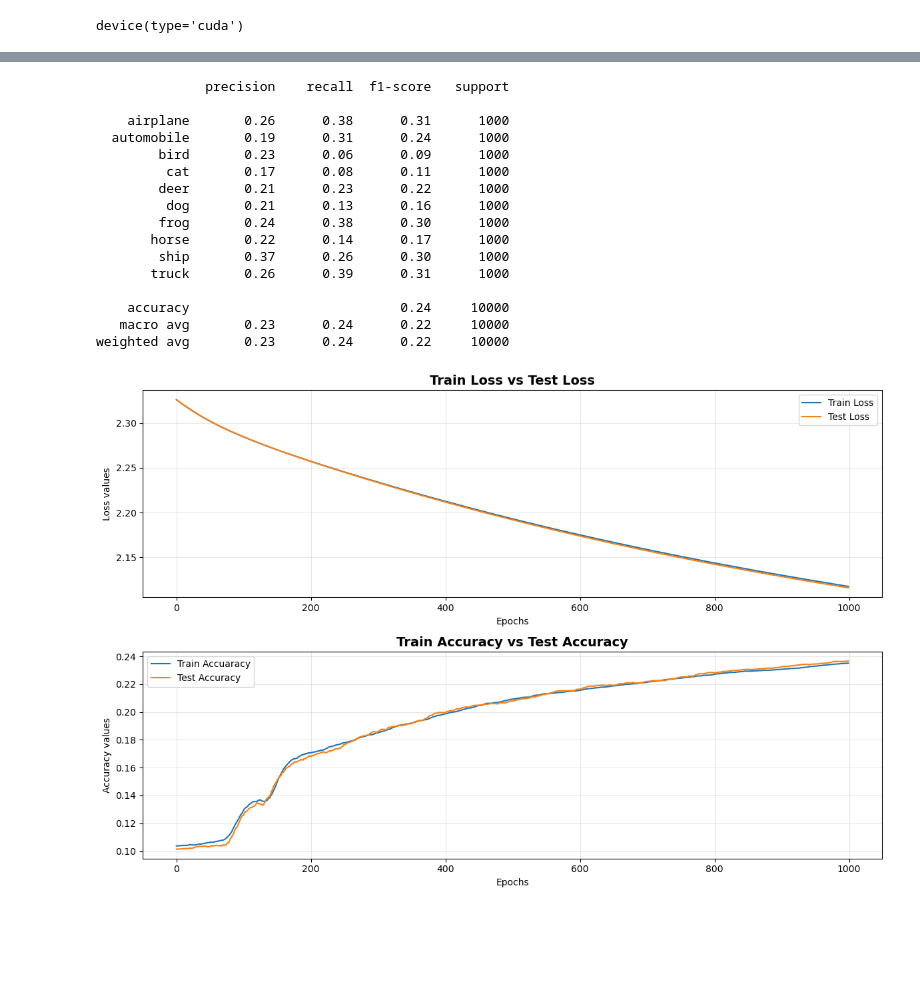
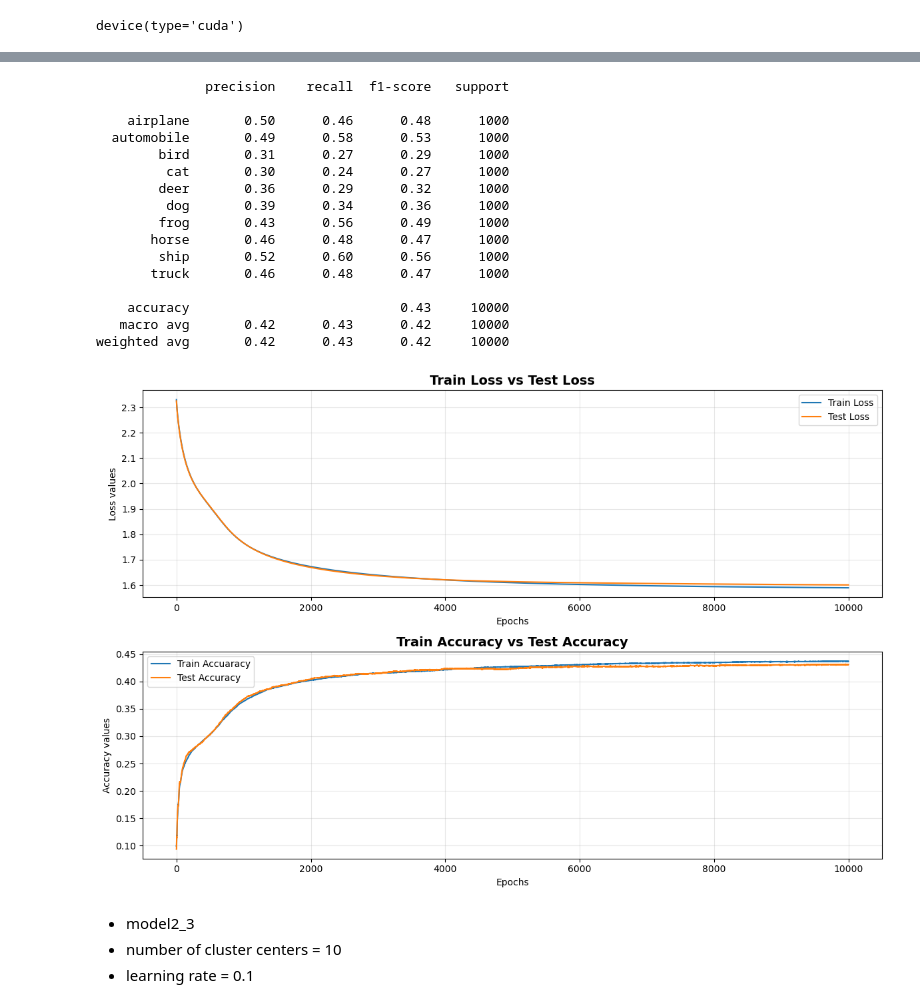
Before and after one commit to kounsolas/NeuralNetworks, a Jupyter notebook: Task3.ipynb, the cells around one changed output, grey strips where cells are left out. Saved outputs shown, nothing was run; the diff lists cells and outputs as text; code cells hidden in the pictures; blank space fills up the shorter version.

```diff
--- a/Task3.ipynb
+++ b/Task3.ipynb
@@ -132,8 +144,8 @@ class my_Metrics:
         self.train_acc_values = np.full((epochs), np.nan)
         self.test_acc_values = np.full((epochs), np.nan)
 
-    # def reset(self):
-    #     self.train_loss_values[:] = np.nan
-    #     self.test_loss_values[:] = np.nan
-    #     self.train_acc_values[:] = np.nan
-    #     self.test_acc_values[:] = np.nan
+    def reset(self):
+        self.train_loss_values[:] = np.nan
+        self.test_loss_values[:] = np.nan
+        self.train_acc_values[:] = np.nan
+        self.test_acc_values[:] = np.nan
@@ -142,5 +156,6 @@ class my_Metrics:
 # %%
 def train_test_model(model,X_train,y_train,X_test,y_test,epochs,metrics,lr=0.001):
+    metrics.reset()
     optimizer = torch.optim.Adam(model.parameters(), lr=lr)
     loss_fn = nn.CrossEntropyLoss()
     start_time = time()
@@ -299,0 +639,9 @@ weighted avg       0.24      0.24      0.23     10000
+# %%
+kmeans = KMeans(n_clusters=20, random_state=42).fit(X_train_pca)
+clusters = kmeans.cluster_centers_
+
+epochs = 10000
+model1_4 = mRBF_network1(clusters,len(class_names)).to(device)
+model1_metrics4 = my_Metrics(epochs)
+
+test_preds14 = train_test_model(model1_4,X_train_pca_tensor,y_train_tensor,X_test_pca_tensor,y_test_tensor,epochs,model1_metrics4,lr=0.1)
@@ -326,7 +967,6 @@ class mRBF_network2(nn.Module):
 # %%
-epochs = 1000
-model2 = mRBF_network2(clusters, len(class_names)).to(device)
-model_metrics2 = my_Metrics(epochs)
-
-test_preds = train_test_model(model2,X_train_pca_tensor,y_train_tensor,X_test_pca_tensor,y_test_tensor,epochs,model_metrics2,lr=0.001)
+epochs = 10000
+model2_2 = mRBF_network2(clusters, len(class_names)).to(device)
+model2_metrics2 = my_Metrics(epochs)
+test_preds22 = train_test_model(model2_2,X_train_pca_tensor,y_train_tensor,X_test_pca_tensor,y_test_tensor,epochs,model2_metrics2,lr=0.01)
 # %% [output]
@@ -345,20 +985,24 @@ Total time: 19.54 seconds
 # %%
-evaluate_model(model_metrics2,y_test_tensor,test_preds,class_names)
+evaluate_model(model2_metrics2,y_test_tensor,test_preds22,class_names)
 # %% [output]
               precision    recall  f1-score   support
 
-    airplane       0.26      0.38      0.31      1000
-  automobile       0.19      0.31      0.24      1000
-        bird       0.23      0.06      0.09      1000
-         cat       0.17      0.08      0.11      1000
-        deer       0.21      0.23      0.22      1000
-         dog       0.21      0.13      0.16      1000
-        frog       0.24      0.38      0.30      1000
-       horse       0.22      0.14      0.17      1000
-        ship       0.37      0.26      0.30      1000
-       truck       0.26      0.39      0.31      1000
+    airplane       0.50      0.46      0.48      1000
+  automobile       0.49      0.58      0.53      1000
+        bird       0.31      0.27      0.29      1000
+         cat       0.30      0.24      0.27      1000
+        deer       0.36      0.29      0.32      1000
+         dog       0.39      0.34      0.36      1000
+        frog       0.43      0.56      0.49      1000
+       horse       0.46      0.48      0.47      1000
+        ship       0.52      0.60      0.56      1000
+       truck       0.46      0.48      0.47      1000
 
-    accuracy                           0.24     10000
-   macro avg       0.23      0.24      0.22     10000
-weighted avg       0.23      0.24      0.22     10000
+    accuracy                           0.43     10000
+   macro avg       0.42      0.43      0.42     10000
+weighted avg       0.42      0.43      0.42     10000
-[figure, old version]
+[figure, new version]
+# %% [markdown]
+- model2_3
+- number of cluster centers = 10
+- learning rate = 0.1
```
Also changed, not shown: parts of 89 cells of this notebook.
